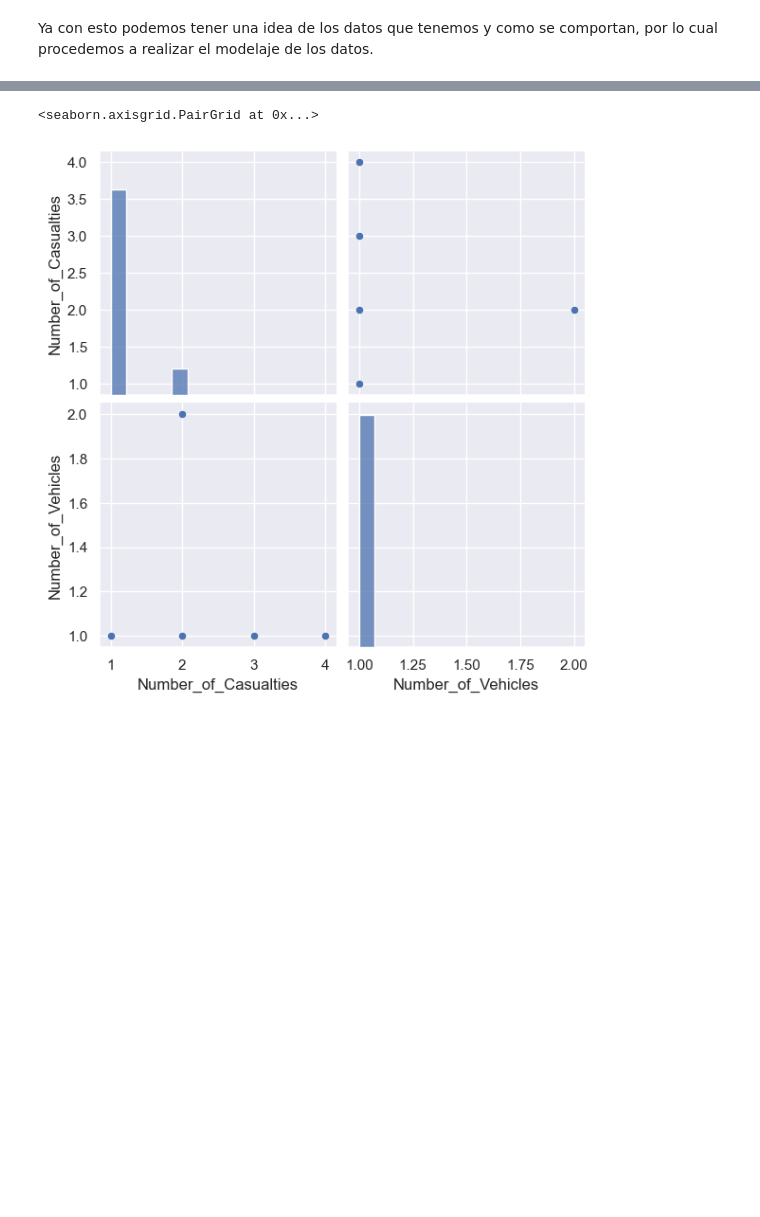
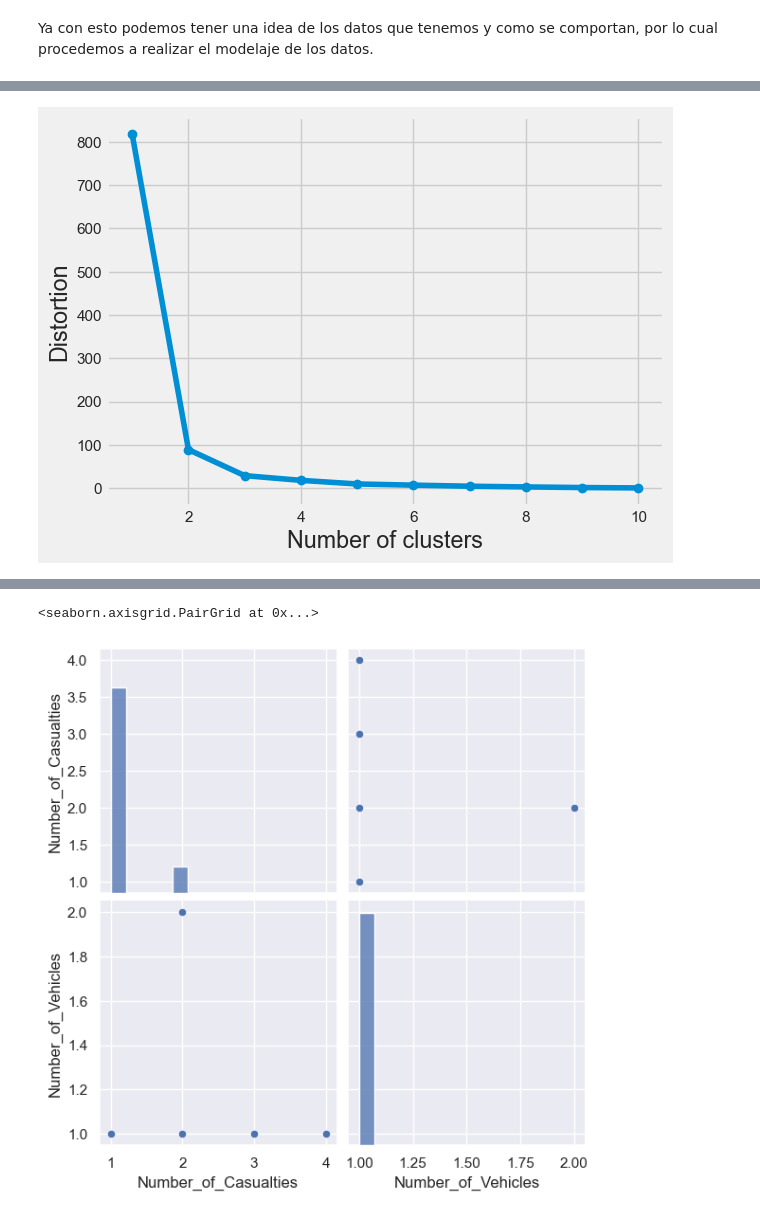
Before and after one commit to Zucaritas-BI/Laboratorio-1, a Jupyter notebook: Lab 1 - Clustering/laboratorio_desarrollo.ipynb, the cells around one changed output, grey strips where cells are left out. Saved outputs shown, nothing was run; the diff lists cells and outputs as text; code cells hidden in the pictures; blank space fills up the shorter version.

```diff
--- a/Lab 1 - Clustering/laboratorio_desarrollo.ipynb
+++ b/Lab 1 - Clustering/laboratorio_desarrollo.ipynb
@@ -540,5 +550,9 @@ plt.show()
 Ya con esto podemos tener una idea de los datos que tenemos y como se comportan, por lo cual procedemos a realizar el modelaje de los datos.
 # %%
 name_cols_number = ['Number_of_Casualties','Number_of_Vehicles']
+name_cols_number2 = ['Number_of_Casualties', 'Speed_limit']
+name_cols_number3 = ['Number_of_Vehicles', 'Speed_limit']
 # %%
 df_accidents_prep = df_accidents[name_cols_number]
+df_accidents_prep2 = df_accidents[name_cols_number2]
+df_accidents_prep3 = df_accidents[name_cols_number3]
@@ -554,0 +563,15 @@ plt.show()
+# %%
+mms = MinMaxScaler()
+
+df_accidents_prep_norm = mms.fit_transform(df_accidents_prep.copy())
+saved_cols = df_accidents_prep.columns
+
+df_accidents_prep_norm2 = mms.fit_transform(df_accidents_prep2.copy())
+saved_cols2 = df_accidents_prep2.columns
+
+df_accidents_prep_norm3 = mms.fit_transform(df_accidents_prep3.copy())
+saved_cols3 = df_accidents_prep3.columns
+
+df_accidents_prep_norm = pd.DataFrame(df_accidents_prep_norm, columns =saved_cols)
+df_accidents_prep_norm2 = pd.DataFrame(df_accidents_prep_norm2, columns =saved_cols2)
+df_accidents_prep_norm3 = pd.DataFrame(df_accidents_prep_norm3, columns =saved_cols3)
@@ -554,0 +620,4 @@ plt.show()
+# %%
+plot_distortion(df_accidents_prep_norm2)
+# %% [output]
+[figure, added]
```
Also changed, not shown: parts of 41 cells of this notebook.
